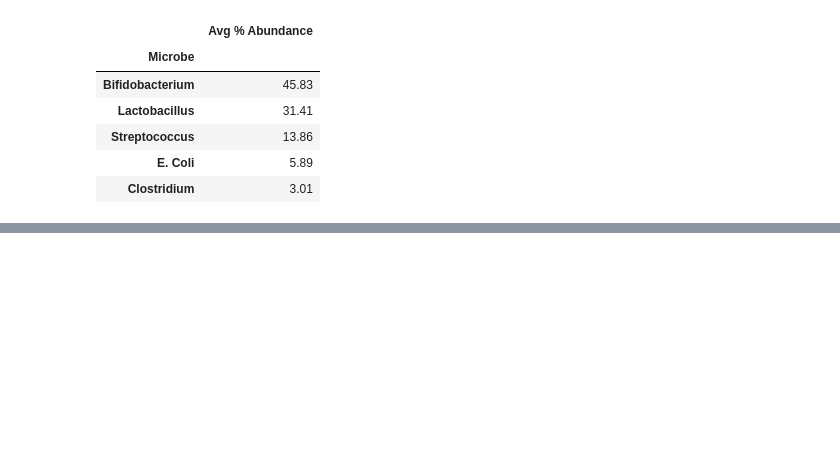
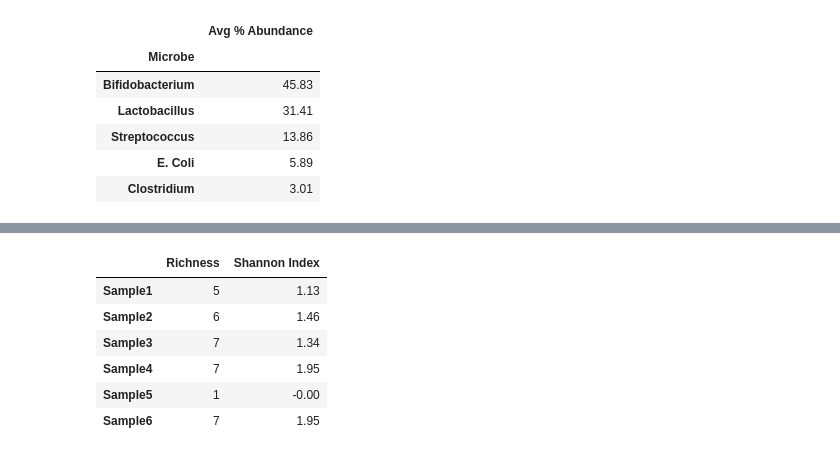
Before and after one commit to tssmith5619/learn2code, a Jupyter notebook: Python_Lessons_Month2.ipynb, the cells around one changed output, grey strips where cells are left out. Drawn from its saved outputs; the diff is of its cells as text; code cells hidden in the pictures; blank space fills up the shorter version.

```diff
--- a/Python_Lessons_Month2.ipynb
+++ b/Python_Lessons_Month2.ipynb
@@ -361,0 +430,25 @@ average_abundance_df
+# %%
+import numpy as np
+
+# Richness: number of non-zero microbes
+richness = (relative_abundance > 0).sum(axis=0)
+richness.name = "Richness"
+
+# Proportions (not %)
+proportions = df.div(df.sum(axis=0), axis=1)
+
+# Shannon Index
+shannon = - (proportions * np.log(proportions)).sum(axis=0).round(2)
+shannon.name = "Shannon Index"
+
+# Combine metrics
+diversity_df = pd.concat([richness, shannon], axis=1)
+diversity_df
+# %% [output]
+|  | Richness | Shannon Index |
+| Sample1 | 5 | 1.13 |
+| Sample2 | 6 | 1.46 |
+| Sample3 | 7 | 1.34 |
+| Sample4 | 7 | 1.95 |
+| Sample5 | 1 | -0.00 |
+| Sample6 | 7 | 1.95 |
```
Also changed, not shown: parts of 5 cells of this notebook.
